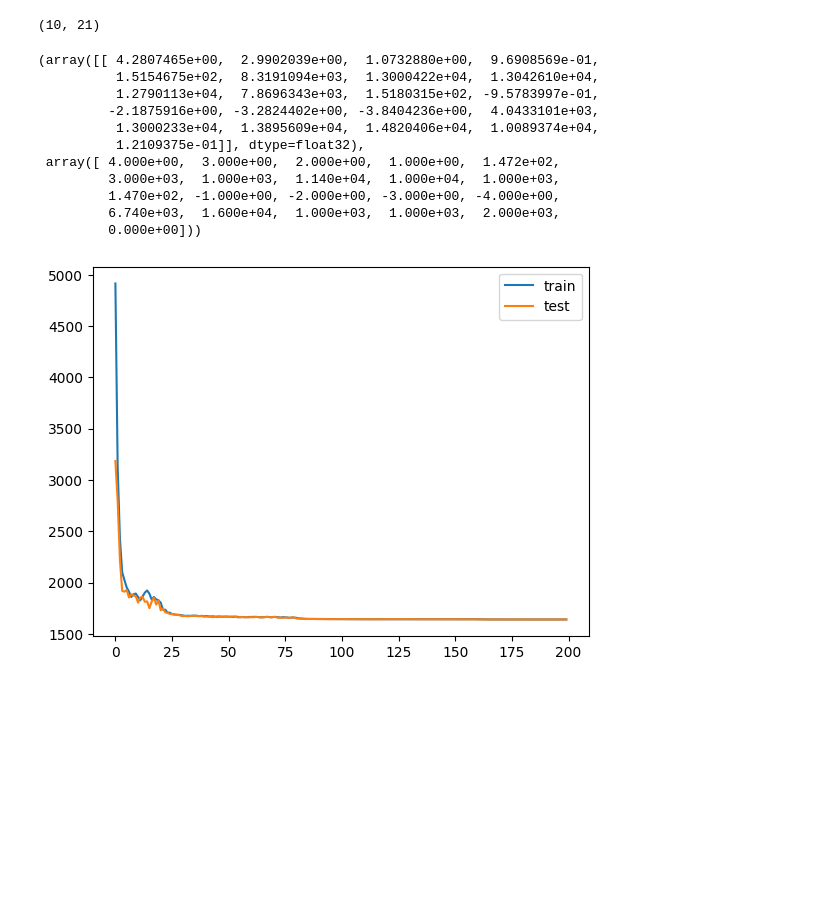
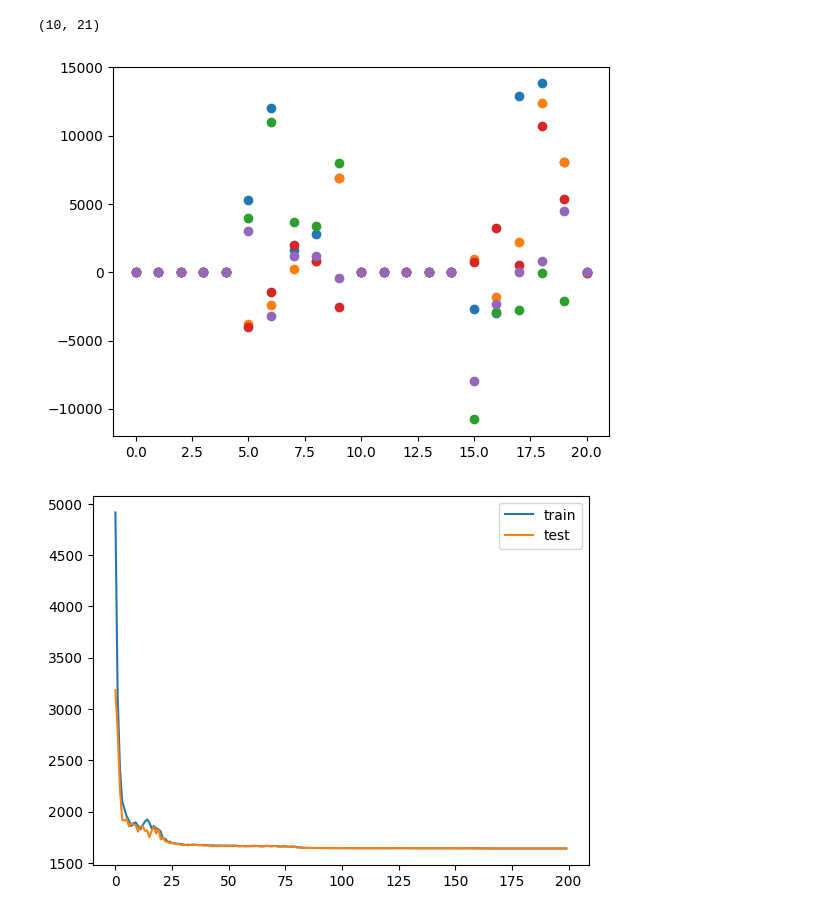
Before and after one commit to henry-dev-atkins/ReadyTraderGo, a Jupyter notebook: KerasModel.ipynb, the cells around one changed output. Cells and saved outputs as stored; diff of their text form; code cells hidden in the pictures; blank space fills up the shorter version.

```diff
--- a/KerasModel.ipynb
+++ b/KerasModel.ipynb
@@ -58,20 +58,11 @@ callbacks = [tf.keras.callbacks.LearningRateScheduler(lr_scheduler, verbose=0)]
 model.compile(loss='mae', optimizer=tf.keras.optimizers.Adam())
 
 history = model.fit(X, Y, epochs=200, batch_size=1000, validation_data=(X, Y), verbose=0, shuffle=False, callbacks=callbacks)
-# %%
-model.predict_on_batch(X[0:1]), Y[0]
-# %% [output]
-(array([[ 4.2807465e+00,  2.9902039e+00,  1.0732880e+00,  9.6908569e-01,
-          1.5154675e+02,  8.3191094e+03,  1.3000422e+04,  1.3042610e+04,
-          1.2790113e+04,  7.8696343e+03,  1.5180315e+02, -9.5783997e-01,
-         -2.1875916e+00, -3.2824402e+00, -3.8404236e+00,  4.0433101e+03,
-          1.3000233e+04,  1.3895609e+04,  1.4820406e+04,  1.0089374e+04,
-          1.2109375e-01]], dtype=float32),
- array([ 4.000e+00,  3.000e+00,  2.000e+00,  1.000e+00,  1.472e+02,
-         3.000e+03,  1.000e+03,  1.140e+04,  1.000e+04,  1.000e+03,
-         1.470e+02, -1.000e+00, -2.000e+00, -3.000e+00, -4.000e+00,
-         6.740e+03,  1.600e+04,  1.000e+03,  1.000e+03,  2.000e+03,
-         0.000e+00]))
+# %%
+for i in [0,20,40,100,120]:
+	plt.scatter(range(len(Y[i])), model.predict_on_batch(X[i:i+1])- Y[i])
+# %% [output]
+[figure, added]
 # %%
 # plot history
 plt.plot(history.history['loss'], label='train')
```
Also changed, not shown: parts of 1 cell of this notebook, 19 other files.
